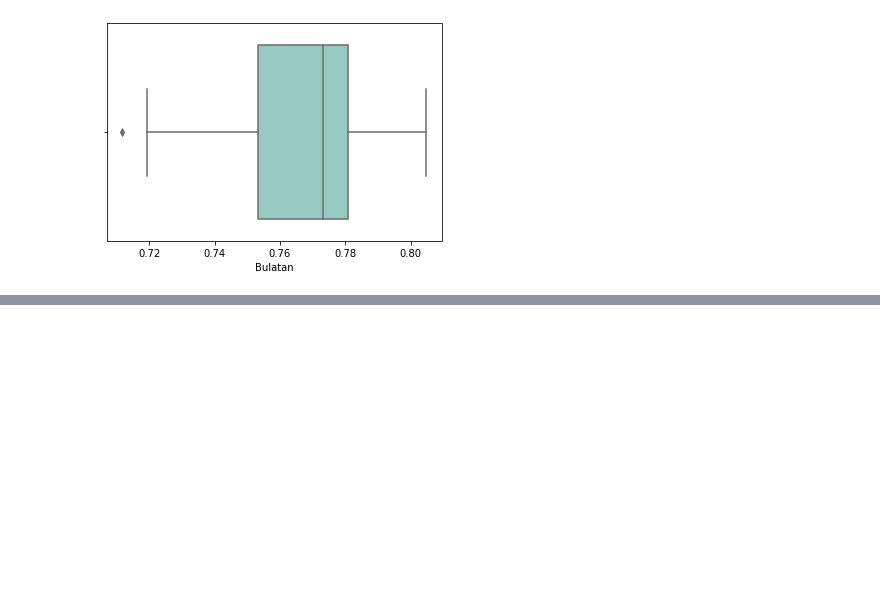
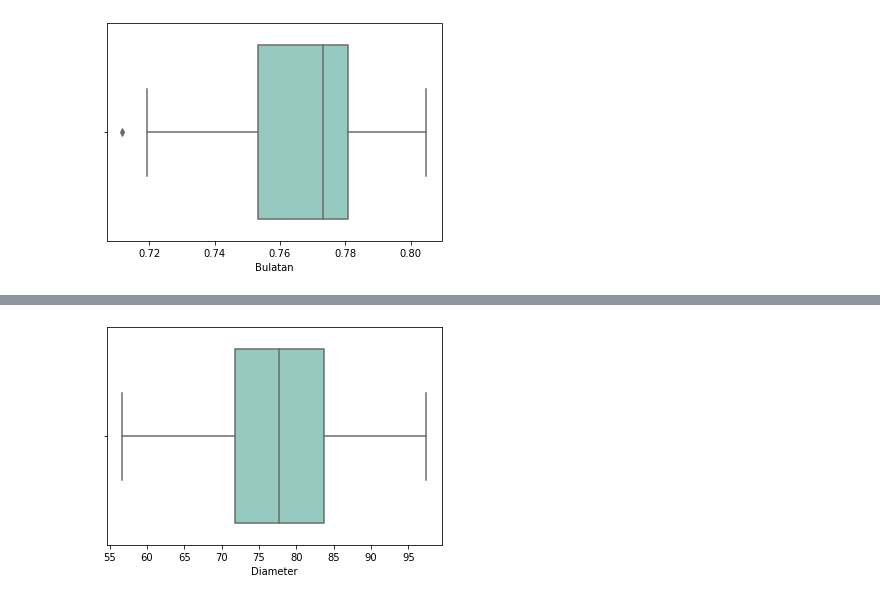
Before and after one commit to kevinkatsura/Tugas-Besar-IF2220-Probabilitas-dan-Statistika, a Jupyter notebook: 5.ipynb, the cells around one changed output, grey strips where cells are left out. Cells and saved outputs as stored; diff of their text form; code cells hidden in the pictures; blank space fills up the shorter version.

```diff
--- a/5.ipynb
+++ b/5.ipynb
@@ -270,0 +383,6 @@ plt.show()
+# %%
+# Boxplot Kolom Diameter
+sns.boxplot(x=df["Diameter"],palette="Set3")
+plt.show()
+# %% [output]
+[figure, added]
```
Also changed, not shown: parts of 12 cells of this notebook, 1 other file.
